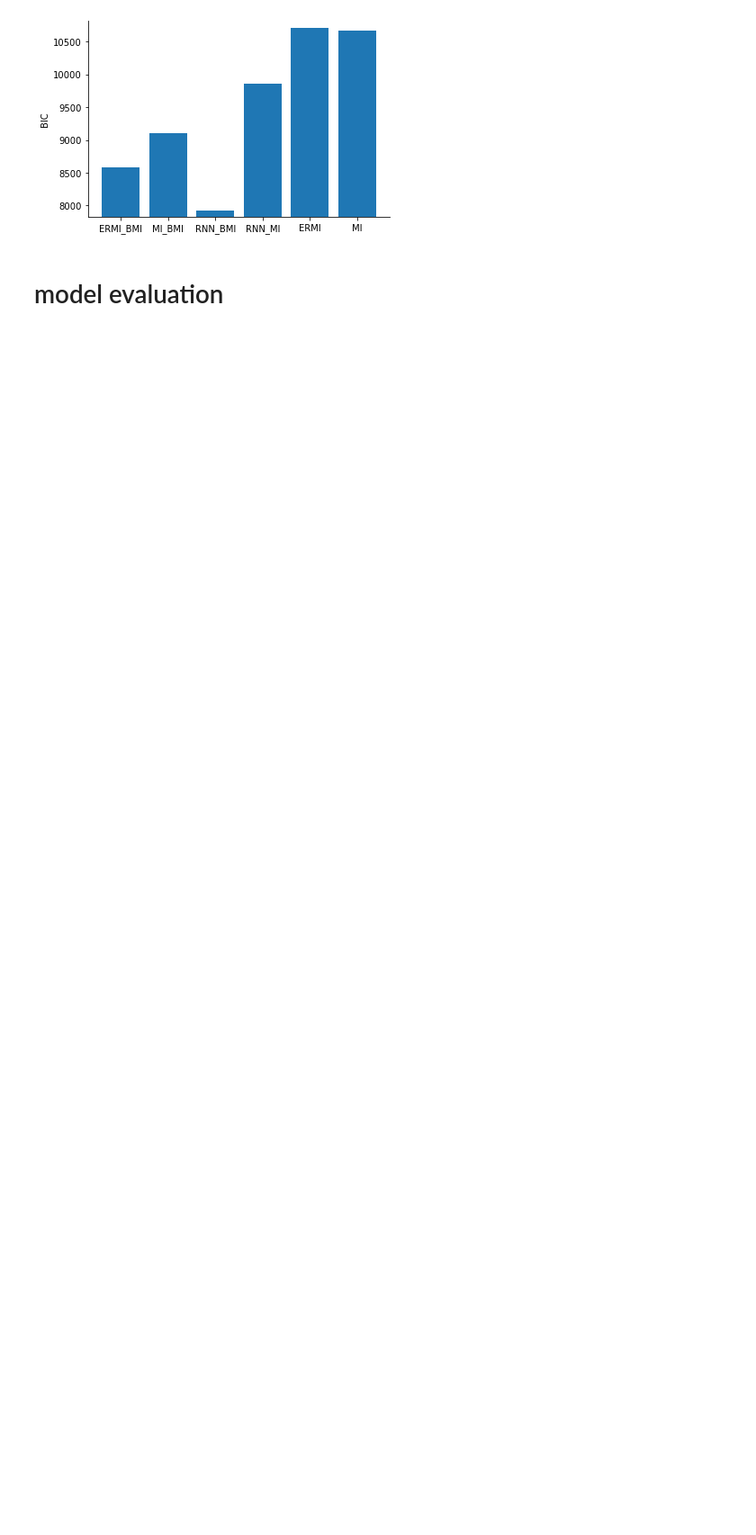
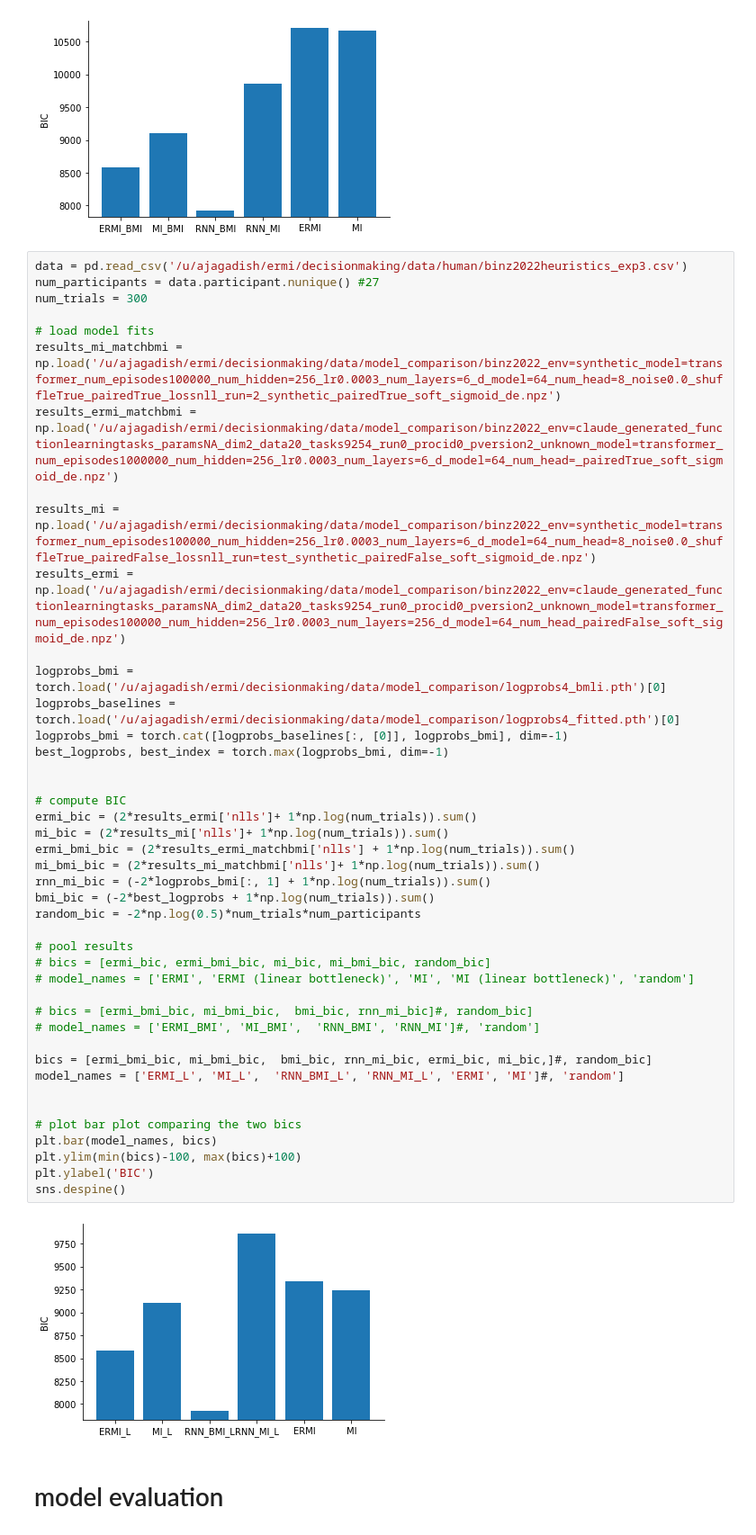
Before and after one commit to akjagadish/ermi, a Jupyter notebook: notebooks/figures.ipynb, the cells around one changed output. Shown: that part at 90% size. Cells and saved outputs as stored; diff of their text form; blank space fills up the shorter version.

```diff
--- a/notebooks/figures.ipynb
+++ b/notebooks/figures.ipynb
@@ -98,6 +100,51 @@ plt.ylabel('BIC')
 sns.despine()
 # %% [output]
 [figure]
+# %%
+data = pd.read_csv('/u/ajagadish/ermi/decisionmaking/data/human/binz2022heuristics_exp3.csv')
+num_participants = data.participant.nunique() #27
+num_trials = 300
+
+# load model fits
+results_mi_matchbmi = np.load('/u/ajagadish/ermi/decisionmaking/data/model_comparison/binz2022_env=synthetic_model=transformer_num_episodes100000_num_hidden=256_lr0.0003_num_layers=6_d_model=64_num_head=8_noise0.0_shuffleTrue_pairedTrue_lossnll_run=2_synthetic_pairedTrue_soft_sigmoid_de.npz')
+results_ermi_matchbmi = np.load('/u/ajagadish/ermi/decisionmaking/data/model_comparison/binz2022_env=claude_generated_functionlearningtasks_paramsNA_dim2_data20_tasks9254_run0_procid0_pversion2_unknown_model=transformer_num_episodes1000000_num_hidden=256_lr0.0003_num_layers=6_d_model=64_num_head=_pairedTrue_soft_sigmoid_de.npz')
+
+results_mi = np.load('/u/ajagadish/ermi/decisionmaking/data/model_comparison/binz2022_env=synthetic_model=transformer_num_episodes100000_num_hidden=256_lr0.0003_num_layers=6_d_model=64_num_head=8_noise0.0_shuffleTrue_pairedFalse_lossnll_run=test_synthetic_pairedFalse_soft_sigmoid_de.npz')
+results_ermi = np.load('/u/ajagadish/ermi/decisionmaking/data/model_comparison/binz2022_env=claude_generated_functionlearningtasks_paramsNA_dim2_data20_tasks9254_run0_procid0_pversion2_unknown_model=transformer_num_episodes100000_num_hidden=256_lr0.0003_num_layers=256_d_model=64_num_head_pairedFalse_soft_sigmoid_de.npz')
+
+logprobs_bmi = torch.load('/u/ajagadish/ermi/decisionmaking/data/model_comparison/logprobs4_bmli.pth')[0]
+logprobs_baselines = torch.load('/u/ajagadish/ermi/decisionmaking/data/model_comparison/logprobs4_fitted.pth')[0]
+logprobs_bmi = torch.cat([logprobs_baselines[:, [0]], logprobs_bmi], dim=-1)
+best_logprobs, best_index = torch.max(logprobs_bmi, dim=-1)
+
+
+# compute BIC
+ermi_bic = (2*results_ermi['nlls']+ 1*np.log(num_trials)).sum()
+mi_bic = (2*results_mi['nlls']+ 1*np.log(num_trials)).sum()
+ermi_bmi_bic = (2*results_ermi_matchbmi['nlls'] + 1*np.log(num_trials)).sum()
+mi_bmi_bic = (2*results_mi_matchbmi['nlls']+ 1*np.log(num_trials)).sum()
+rnn_mi_bic = (-2*logprobs_bmi[:, 1] + 1*np.log(num_trials)).sum()
+bmi_bic = (-2*best_logprobs + 1*np.log(num_trials)).sum()
+random_bic = -2*np.log(0.5)*num_trials*num_participants
+
+# pool results
+# bics = [ermi_bic, ermi_bmi_bic, mi_bic, mi_bmi_bic, random_bic]
+# model_names = ['ERMI', 'ERMI (linear bottleneck)', 'MI', 'MI (linear bottleneck)', 'random']
+
+# bics = [ermi_bmi_bic, mi_bmi_bic,  bmi_bic, rnn_mi_bic]#, random_bic]
+# model_names = ['ERMI_BMI', 'MI_BMI',  'RNN_BMI', 'RNN_MI']#, 'random']
+
+bics = [ermi_bmi_bic, mi_bmi_bic,  bmi_bic, rnn_mi_bic, ermi_bic, mi_bic,]#, random_bic]
+model_names = ['ERMI_L', 'MI_L',  'RNN_BMI_L', 'RNN_MI_L', 'ERMI', 'MI']#, 'random']
+
+
+# plot bar plot comparing the two bics
+plt.bar(model_names, bics)
+plt.ylim(min(bics)-100, max(bics)+100)
+plt.ylabel('BIC')
+sns.despine()
+# %% [output]
+[figure, added]
 # %% [markdown]
 #  model evaluation
 # %%
```
Also changed, not shown: parts of 1 cell of this notebook.
